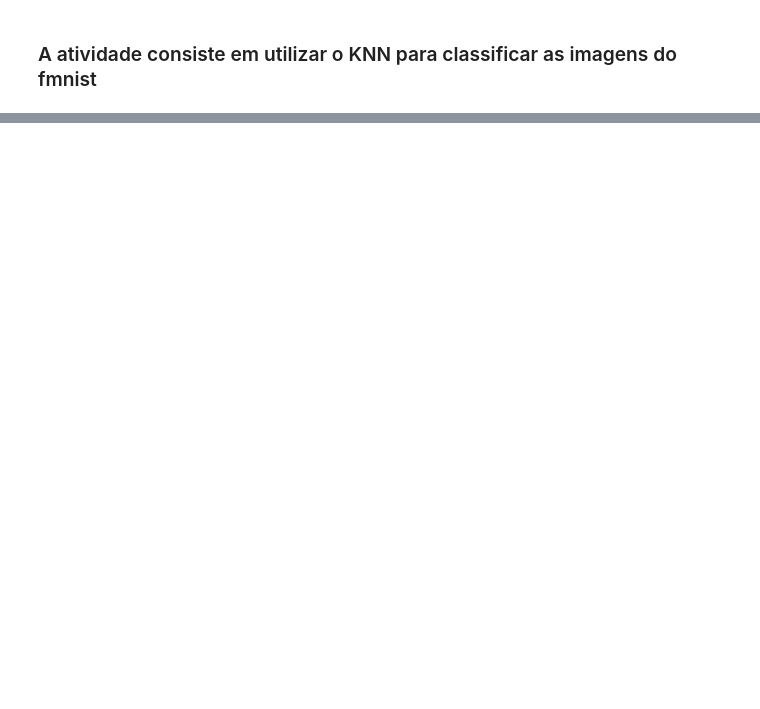
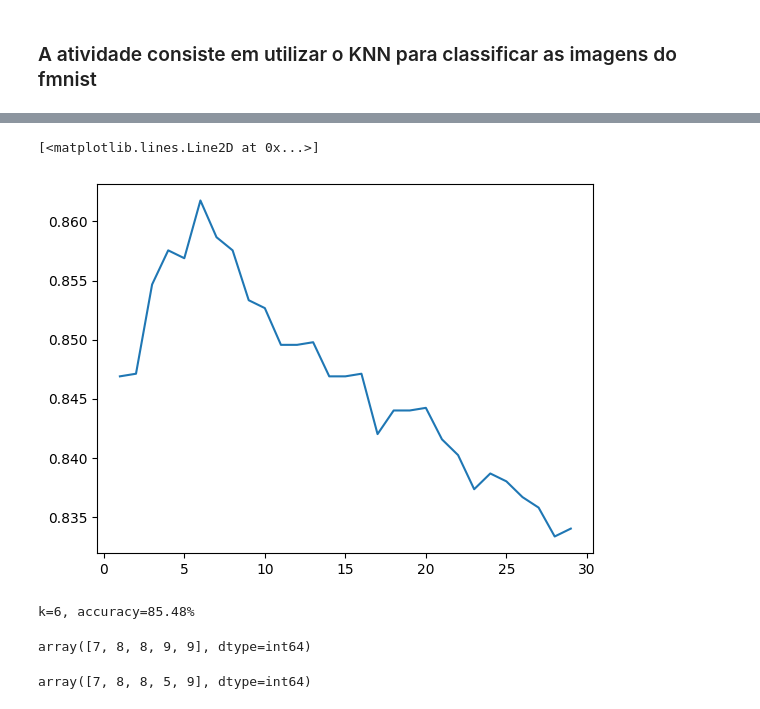
Before and after one commit to pedrogrigorio/ML2023-PedroGrigorio, a Jupyter notebook: listas/knn/knn-fashionmnist.ipynb, the cells around one changed output, grey strips where cells are left out. Cells and saved outputs as stored; diff of their text form; code cells hidden in the pictures; blank space fills up the shorter version.

```diff
--- a/listas/knn/knn-fashionmnist.ipynb
+++ b/listas/knn/knn-fashionmnist.ipynb
@@ -69,0 +87,8 @@ plt.show()
+# %%
+from sklearn.model_selection import train_test_split
+
+(trainData, testData, trainLabels, testLabels) = train_test_split(data.values[:,1:],
+data.values[:,0], test_size=0.25, random_state=42)
+# %%
+(trainData, valData, trainLabels, valLabels) = train_test_split(trainData, trainLabels,
+test_size=0.1, random_state=84)
@@ -69,0 +103,12 @@ plt.show()
+# %%
+kVals = range(1, 30)
+accuracies = []
+# %%
+for k in kVals:
+        # train the k-Nearest Neighbor classifier with the current value of `k`
+        model = KNeighborsClassifier(n_neighbors=k, metric='euclidean')
+        model.fit(trainData, trainLabels)
+        # evaluate the model and update the accuracies list
+        score = model.score(valData, valLabels)
+        print("k=%d, accuracy=%.2f%%" % (k, score * 100))
+        accuracies.append(score)
@@ -69,0 +133,25 @@ plt.show()
+# %%
+plt.plot(kVals, accuracies)
+# %% [output]
+[<matplotlib.lines.Line2D at 0x...>]
+[figure, added]
+# %%
+k = 6
+
+# train the k-Nearest Neighbor classifier with the current value of `k`
+model = KNeighborsClassifier(n_neighbors=k, metric='euclidean')
+model.fit(trainData, trainLabels)
+
+# evaluate the model
+score = model.score(testData, testLabels)
+print("k=%d, accuracy=%.2f%%" % (k, score * 100))
+# %% [output]
+k=6, accuracy=85.48%
+# %%
+model.predict(testData[0:5, :])
+# %% [output]
+array([7, 8, 8, 9, 9], dtype=int64)
+# %%
+testLabels[0:5]
+# %% [output]
+array([7, 8, 8, 5, 9], dtype=int64)
```
Also changed, not shown: parts of 7 cells of this notebook, 1 other file.
